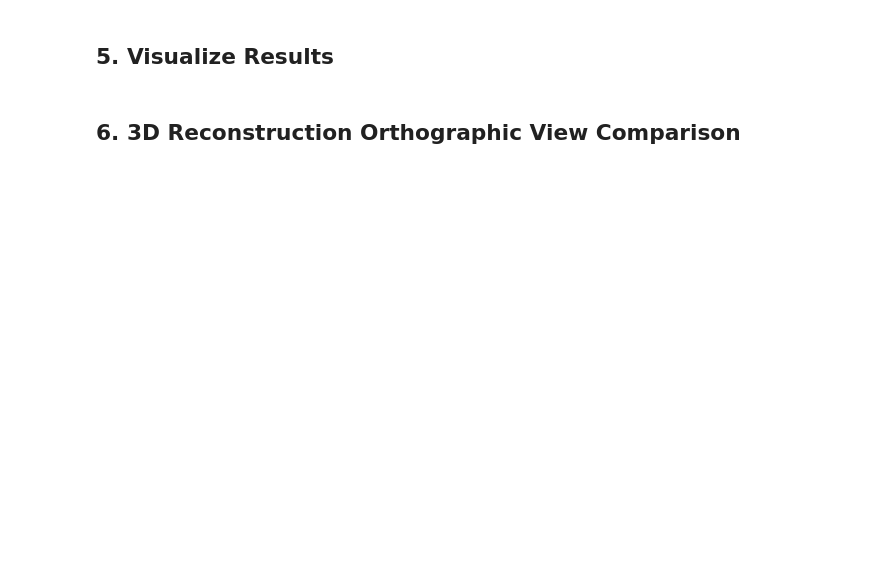
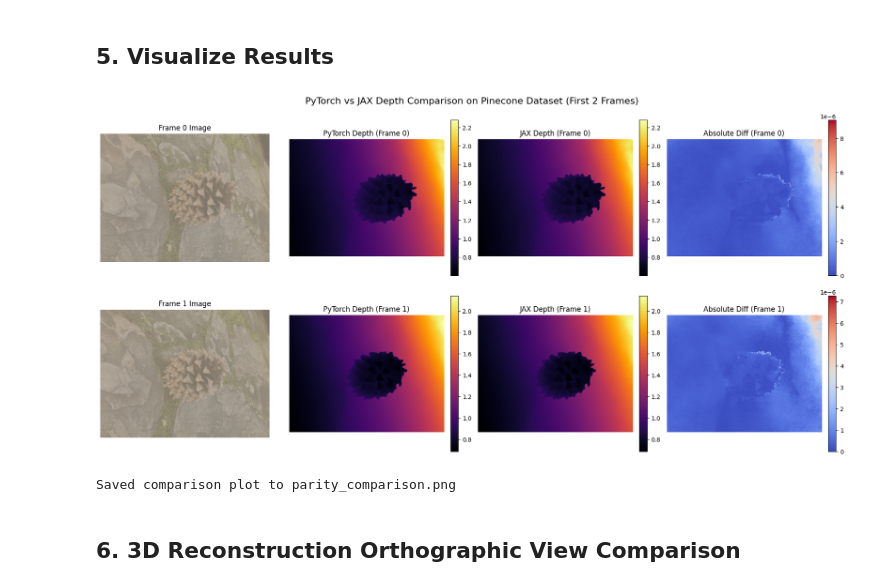
Before and after one commit to 1kaiser/vggt-omega-jax-webgpu, a Jupyter notebook: executed_inference_comparison.ipynb, the cells around one changed output. Saved outputs shown, nothing was run; the diff lists cells and outputs as text; code cells hidden in the pictures; blank space fills up the shorter version.

```diff
--- a/executed_inference_comparison.ipynb
+++ b/executed_inference_comparison.ipynb
@@ -122,6 +113,6 @@ Load 2 images from the nerf real 360 pinecone dataset.
 # %%
 image_dir = "pinecone/images"
-image_paths = sorted(glob.glob(os.path.join(image_dir, "*")))[:8]
+image_paths = sorted(glob.glob(os.path.join(image_dir, "*")))[:2]
 print("Loading images:")
 for p in image_paths:
     print(f"  - {os.path.basename(p)}")
@@ -255,35 +452,38 @@ if num_plot_frames == 1:
 
 for i in range(num_plot_frames):
     # Original Image
     img_np = (x_jax[0, i] * np.array([0.229, 0.224, 0.225]) + np.array([0.485, 0.456, 0.406])).clip(0, 1)
     axes[i, 0].imshow(img_np)
     axes[i, 0].set_title(f"Frame {i} Image")
     axes[i, 0].axis("off")
 
     # PyTorch Depth
-    im_pt = axes[i, 1].imshow(pt_preds["depth"][0, i, ..., 0].cpu().numpy(), cmap="inferno")
+    im_pt = axes[i, 1].imshow(pt_preds["depth"][0, i, ..., 0], cmap="inferno")
     axes[i, 1].set_title(f"PyTorch Depth (Frame {i})")
     axes[i, 1].axis("off")
     fig.colorbar(im_pt, ax=axes[i, 1], fraction=0.046, pad=0.04)
 
     # JAX Depth
     im_jax = axes[i, 2].imshow(jax_preds["depth"][0, i, ..., 0], cmap="inferno")
     axes[i, 2].set_title(f"JAX Depth (Frame {i})")
     axes[i, 2].axis("off")
     fig.colorbar(im_jax, ax=axes[i, 2], fraction=0.046, pad=0.04)
 
     # Difference Map
-    diff_depth = np.abs(pt_preds["depth"][0, i, ..., 0].cpu().numpy() - jax_preds["depth"][0, i, ..., 0])
+    diff_depth = np.abs(pt_preds["depth"][0, i, ..., 0] - jax_preds["depth"][0, i, ..., 0])
     im_diff = axes[i, 3].imshow(diff_depth, cmap="coolwarm")
     axes[i, 3].set_title(f"Absolute Diff (Frame {i})")
     axes[i, 3].axis("off")
     fig.colorbar(im_diff, ax=axes[i, 3], fraction=0.046, pad=0.04)
 
 plt.suptitle(f"PyTorch vs JAX Depth Comparison on Pinecone Dataset (First {num_plot_frames} Frames)", fontsize=16)
 plt.tight_layout()
 plt.savefig("parity_comparison.png", dpi=150)
 plt.show()
 print("Saved comparison plot to parity_comparison.png")
+# %% [output]
+[figure, added]
+Saved comparison plot to parity_comparison.png
 # %% [markdown]
 ## 6. 3D Reconstruction Orthographic View Comparison
 # %%
```
Also changed, not shown: parts of 16 cells of this notebook, 11 other files.
